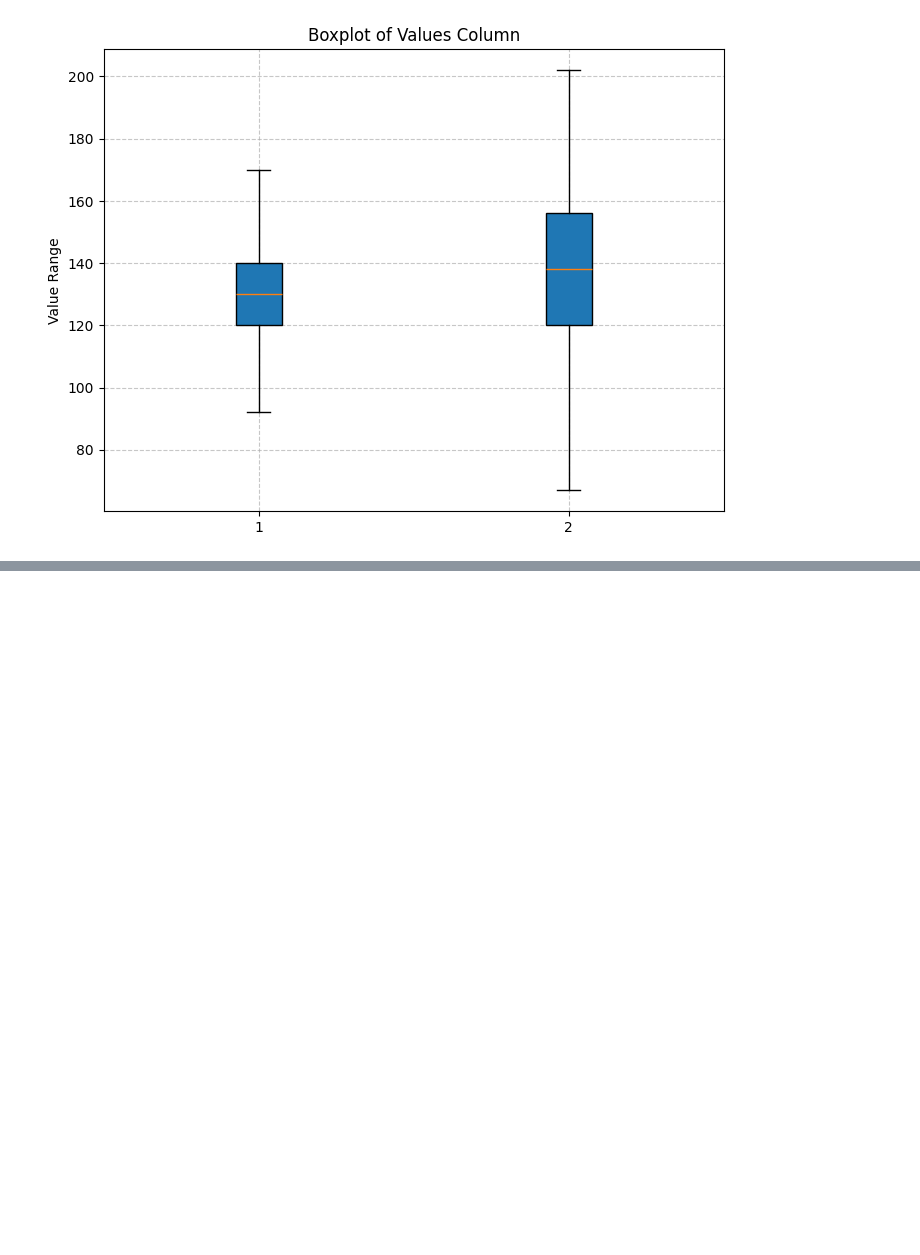
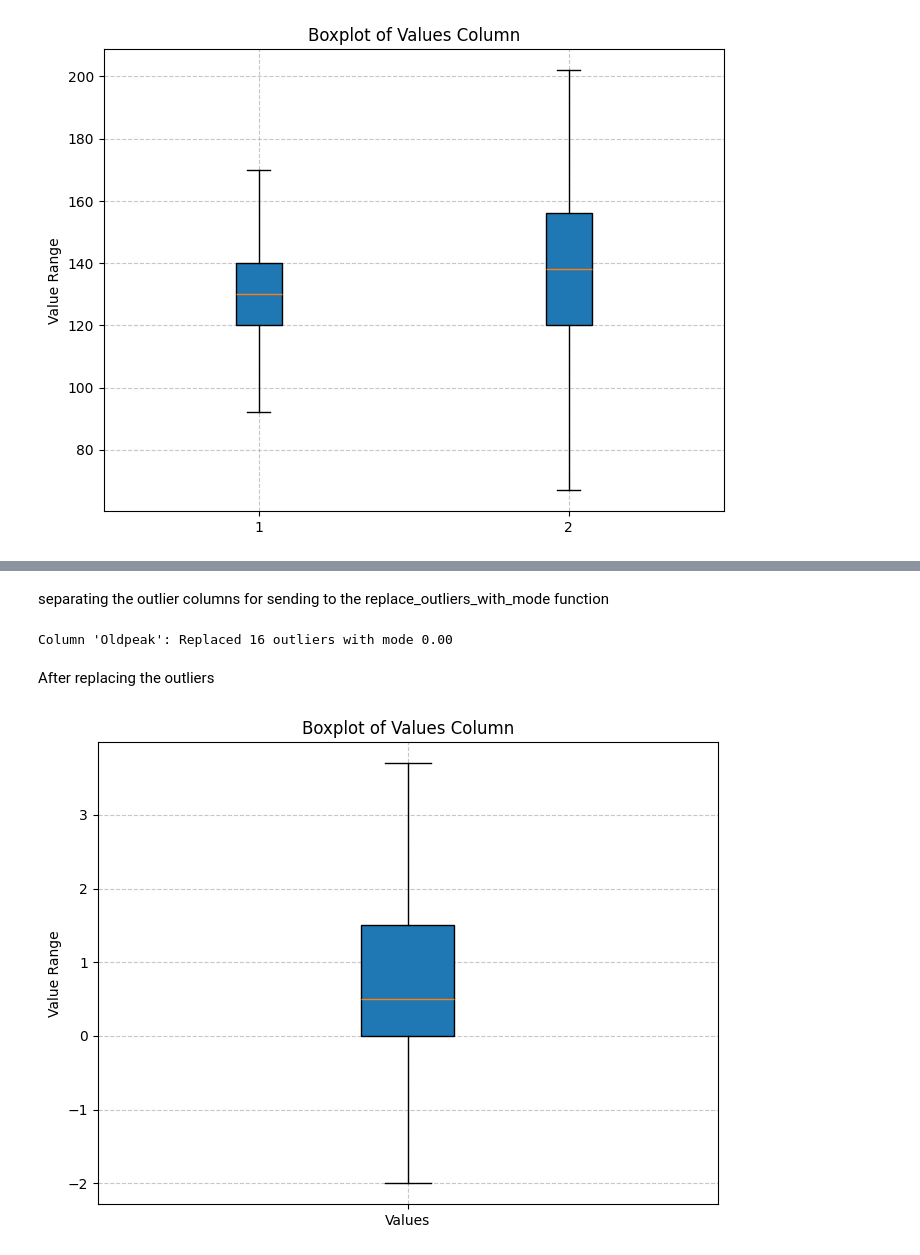
Before and after one commit to abukhalidsiddique/Heart_Failure_Prediction, a Jupyter notebook: Index.ipynb, the cells around one changed output, grey strips where cells are left out. Drawn from its saved outputs; the diff is of its cells as text; code cells hidden in the pictures; blank space fills up the shorter version.

Commit message:
Outliers removing

```diff
--- a/Index.ipynb
+++ b/Index.ipynb
@@ -209,0 +212,48 @@ plt.show()
+# %%
+
+def replace_outliers_with_mode(df, columns, threshold=1.5):
+
+
+    df_clean2 = df.copy()
+
+    for col in columns:
+        if col in df.columns:
+
+            Q1 = df[col].quantile(0.25)
+            Q3 = df[col].quantile(0.75)
+            IQR = Q3 - Q1
+
+            lower_bound = Q1 - threshold * IQR
+            upper_bound = Q3 + threshold * IQR
+
+            outliers = (df[col] < lower_bound) | (df[col] > upper_bound)
+
+            col_mode = df.loc[~outliers, col].mode()[0]
+
+            df_clean2.loc[outliers, col] = col_mode
+
+            print(f"Column '{col}': Replaced {outliers.sum()} outliers with mode {col_mode:.2f}")
+        else:
+            print(f"Warning: Column '{col}' not found in dataframe")
+
+    return df_clean2
+# %% [markdown]
+separating the outlier columns for sending to the replace_outliers_with_mode function
+# %%
+columns_to_process = ['Oldpeak']
+# %%
+df = replace_outliers_with_mode(df, columns_to_process)
+# %% [output]
+Column 'Oldpeak': Replaced 16 outliers with mode 0.00
+# %% [markdown]
+After replacing the outliers
+# %%
+plt.figure(figsize=(8, 6))
+plt.boxplot(df['Oldpeak'], vert=True, patch_artist=True)
+plt.title('Boxplot of Values Column')
+plt.ylabel('Value Range')
+plt.xticks([1], ['Values'])
+plt.grid(True, linestyle='--', alpha=0.7)
+plt.show()
+# %% [output]
+[figure, added]
```
Also changed, not shown: parts of 1 cell of this notebook.
